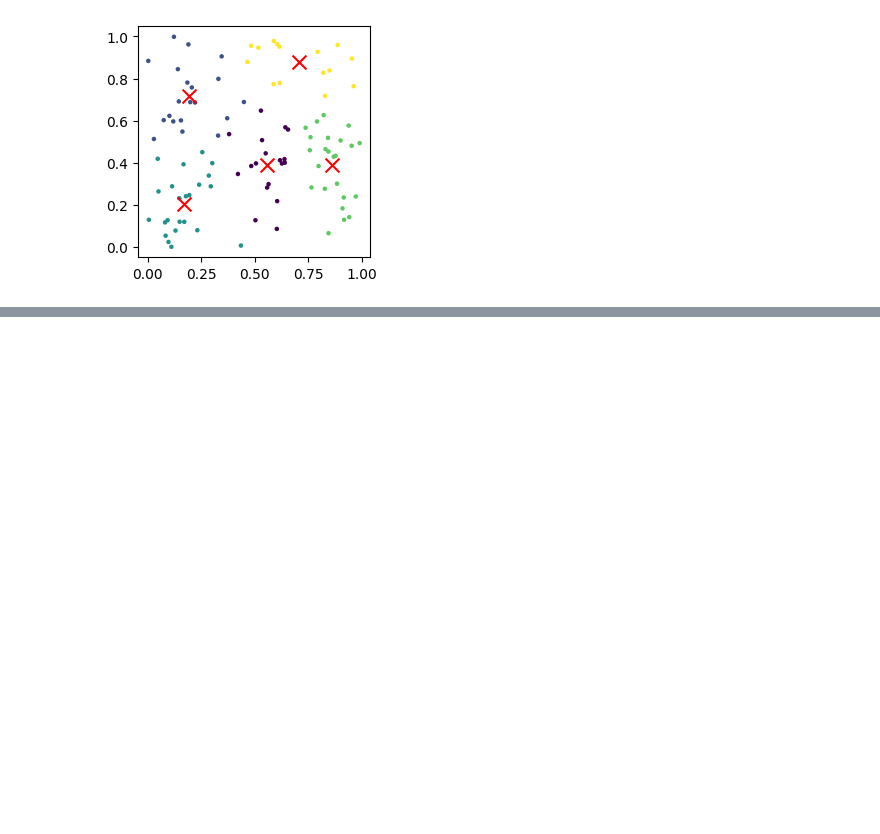
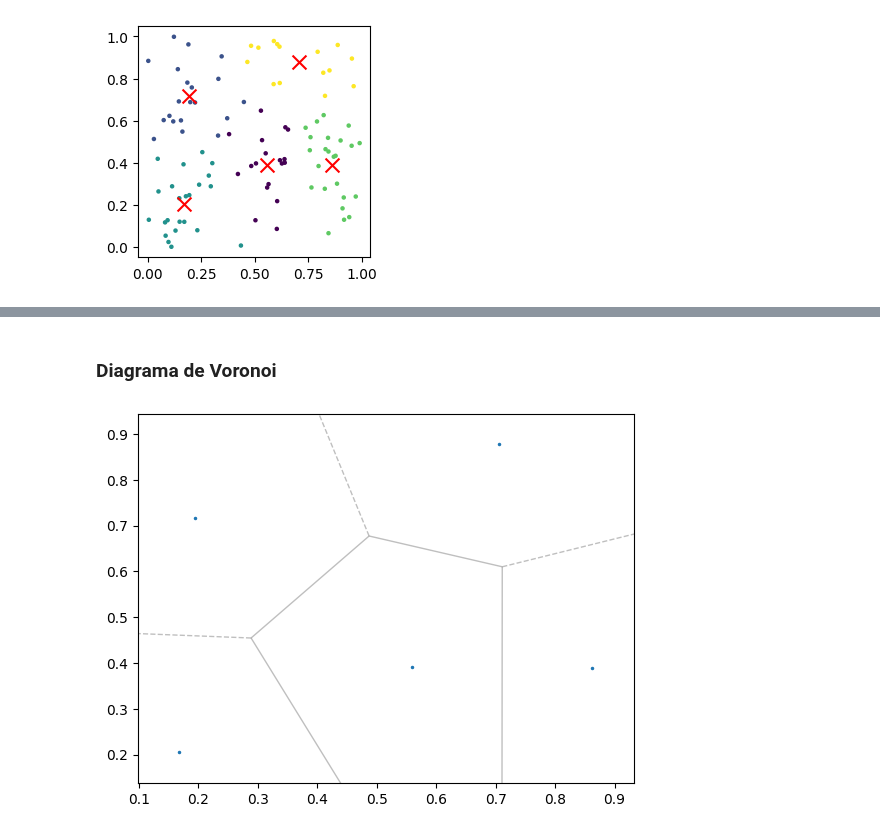
Before and after one commit to JhonZafra/Statistic_Concepts, a Jupyter notebook: SemanaXII/K-MeansClustering.ipynb, the cells around one changed output, grey strips where cells are left out. Cells and saved outputs as stored; diff of their text form; code cells hidden in the pictures; blank space fills up the shorter version.

```diff
--- a/SemanaXII/K-MeansClustering.ipynb
+++ b/SemanaXII/K-MeansClustering.ipynb
@@ -69,5 +68,5 @@ Calculo el diagrama de Voronoi
 # %%
-vor = Voronoi( centroindes )
+vor = Voronoi( centroides )
 vor
 # %% [output]
 <scipy.spatial._qhull.Voronoi at 0x...>
@@ -82,0 +98,8 @@ plt.show()
+# %% [markdown]
+### Diagrama de Voronoi
+# %%
+voronoi_plot_2d( vor, show_vertices =False, line_colors = 'grey',
+                line_widh = 50, line_alpha = 0.5 , point_size = 3)
+plt.show()
+# %% [output]
+[figure, added]
```
Also changed, not shown: parts of 23 cells of this notebook, 1 other file.
